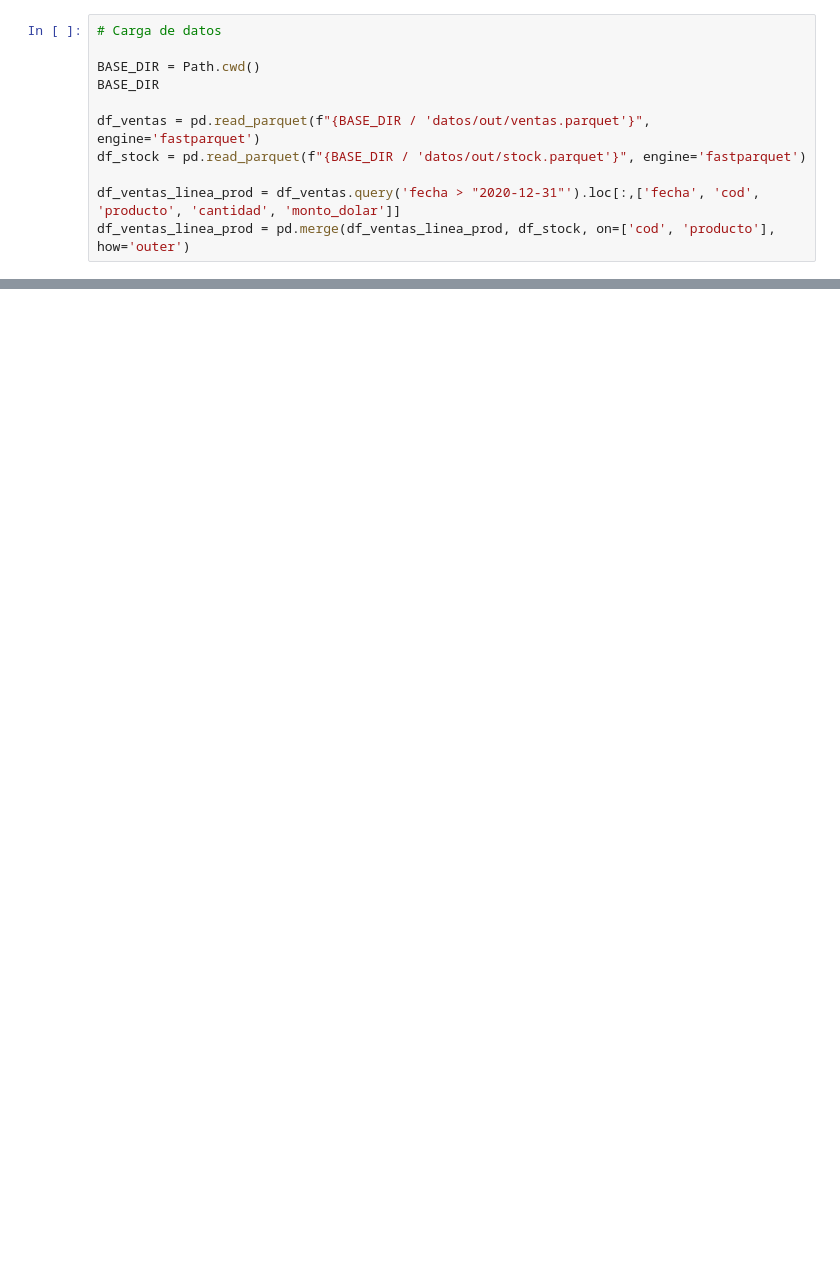
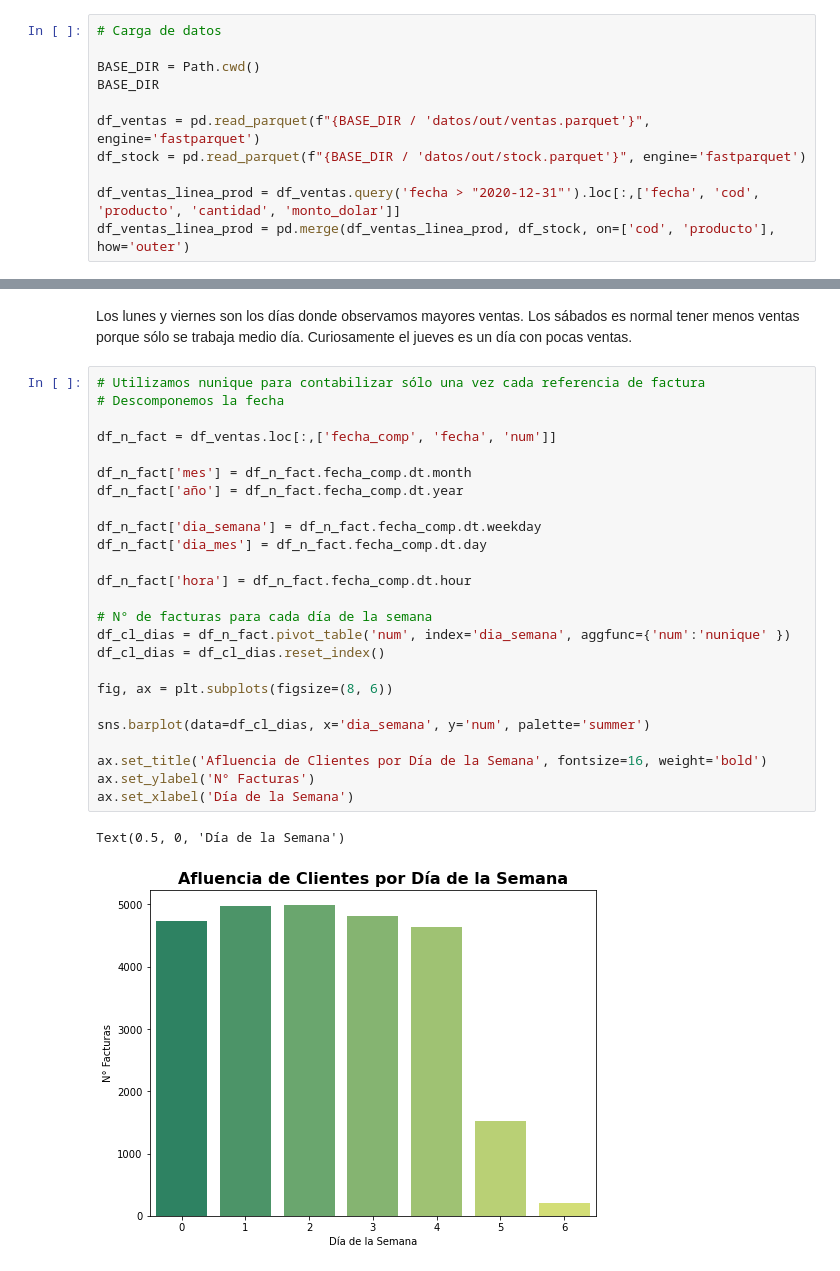
Before and after one commit to dchaconoca/proyecto-ventas, a Jupyter notebook: NB3_analisis_ventas_reporte.ipynb, the cells around one changed output, grey strips where cells are left out. Cells and saved outputs as stored; diff of their text form; blank space fills up the shorter version.

```diff
--- a/NB3_analisis_ventas_reporte.ipynb
+++ b/NB3_analisis_ventas_reporte.ipynb
@@ -154,0 +230,30 @@ El monto máximo de una venta es: 5686.28 y es la siguiente:
+# %% [markdown]
+Los lunes y viernes son los días donde observamos mayores ventas. Los sábados es normal tener menos ventas porque sólo se trabaja medio día. Curiosamente el jueves es un día con pocas ventas.
+# %%
+# Utilizamos nunique para contabilizar sólo una vez cada referencia de factura
+# Descomponemos la fecha
+
+df_n_fact = df_ventas.loc[:,['fecha_comp', 'fecha', 'num']]
+
+df_n_fact['mes'] = df_n_fact.fecha_comp.dt.month
+df_n_fact['año'] = df_n_fact.fecha_comp.dt.year
+
+df_n_fact['dia_semana'] = df_n_fact.fecha_comp.dt.weekday
+df_n_fact['dia_mes'] = df_n_fact.fecha_comp.dt.day
+
+df_n_fact['hora'] = df_n_fact.fecha_comp.dt.hour
+
+# N° de facturas para cada día de la semana
+df_cl_dias = df_n_fact.pivot_table('num', index='dia_semana', aggfunc={'num':'nunique' })
+df_cl_dias = df_cl_dias.reset_index()
+
+fig, ax = plt.subplots(figsize=(8, 6))
+
+sns.barplot(data=df_cl_dias, x='dia_semana', y='num', palette='summer')
+
+ax.set_title('Afluencia de Clientes por Día de la Semana', fontsize=16, weight='bold')
+ax.set_ylabel('N° Facturas')
+ax.set_xlabel('Día de la Semana')
+# %% [output]
+Text(0.5, 0, 'Día de la Semana')
+[figure, added]
```
Also changed, not shown: parts of 24 cells of this notebook, 6 other files.
